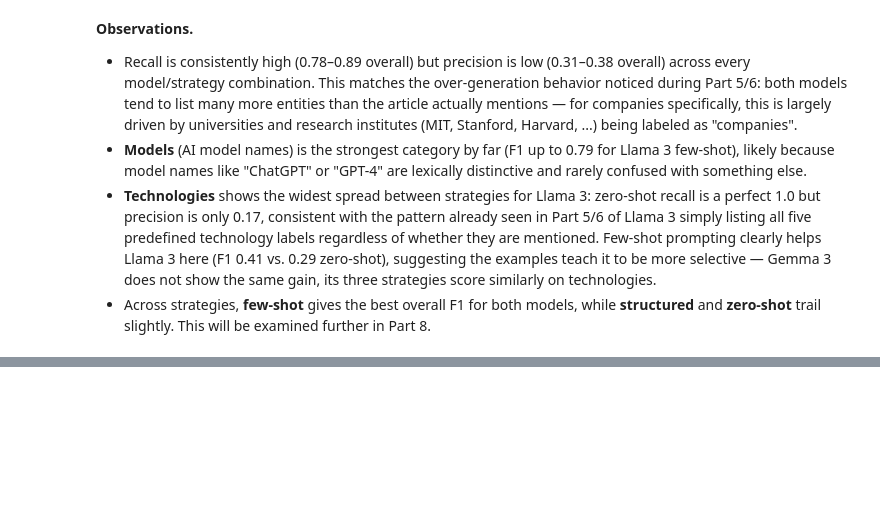
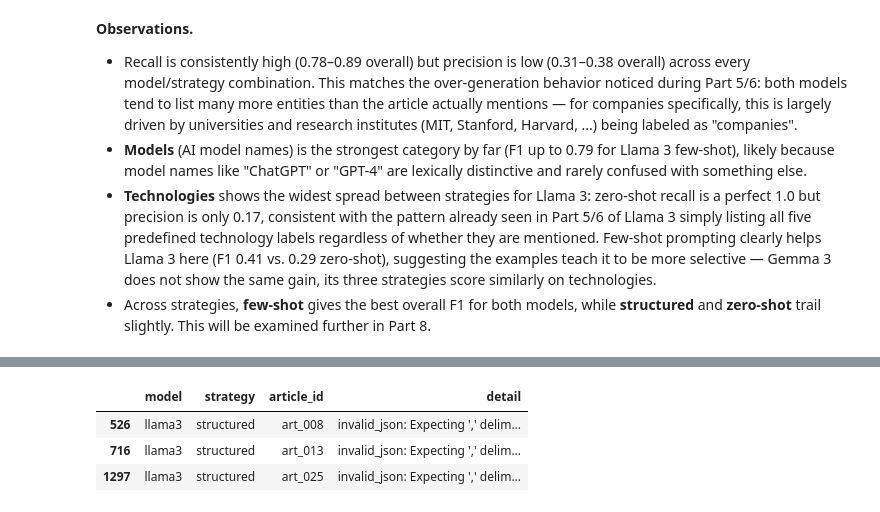
Before and after one commit to HazalGultekin/ml-project, a Jupyter notebook: Master-Lectures/ML/project/process-code/ml-project.ipynb, the cells around one changed output, grey strips where cells are left out. Saved outputs shown, nothing was run; the diff lists cells and outputs as text; code cells hidden in the pictures; blank space fills up the shorter version.

```diff
--- a/Master-Lectures/ML/project/process-code/ml-project.ipynb
+++ b/Master-Lectures/ML/project/process-code/ml-project.ipynb
@@ -478,0 +558,9 @@ for cat in ["companies", "models", "technologies"]:
+# %%
+error_df[error_df["error_type"] == "json_formatting_failure"][
+    ["model", "strategy", "article_id", "detail"]
+]
+# %% [output]
+|  | model | strategy | article_id | detail |
+| 526 | llama3 | structured | art_008 | invalid_json: Expecting ',' delim... |
+| 716 | llama3 | structured | art_013 | invalid_json: Expecting ',' delim... |
+| 1297 | llama3 | structured | art_025 | invalid_json: Expecting ',' delim... |
```
Also changed, not shown: parts of 9 cells of this notebook, 2 other files.
